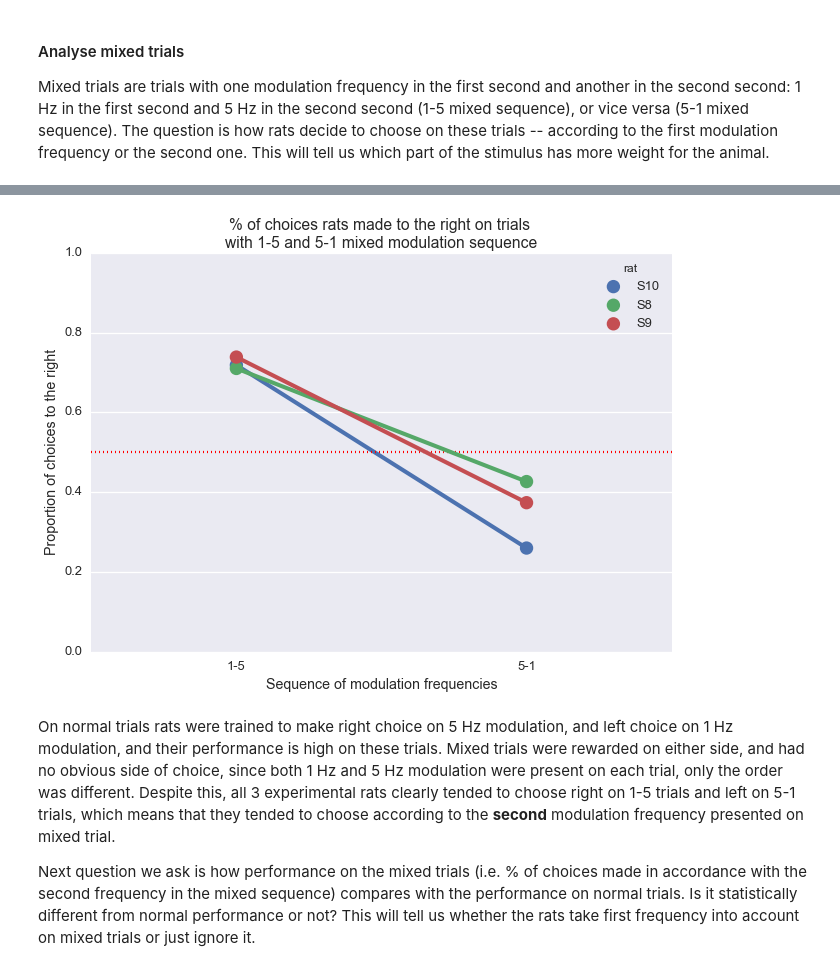
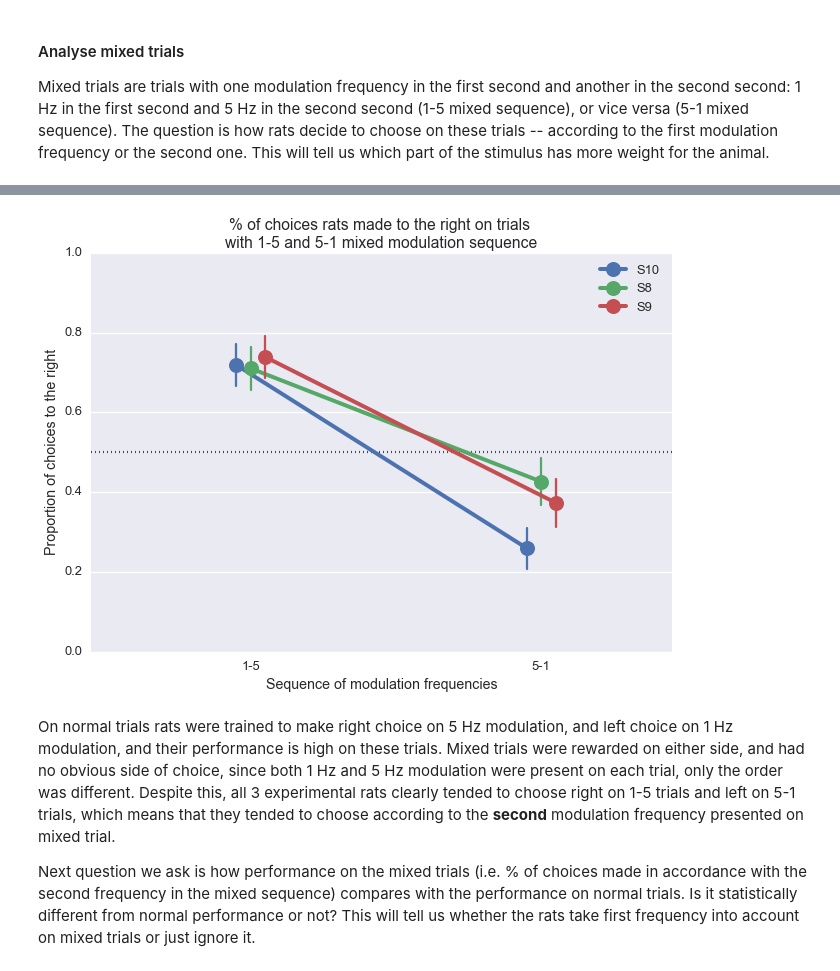
Before and after one commit to antopolskiy/code_showcase, a Jupyter notebook: rat_behavior_mixed_trials_analysis.ipynb, the cells around one changed output, grey strips where cells are left out. Cells and saved outputs as stored; diff of their text form; code cells hidden in the pictures.

```diff
--- a/rat_behavior_mixed_trials_analysis.ipynb
+++ b/rat_behavior_mixed_trials_analysis.ipynb
@@ -94,16 +103,39 @@ prop_right
-# %%
-sns.pointplot(data=prop_right,x='mixed_sequence',y='prop_choices_right',hue='rat')
-
-# chance level choice
-plt.hlines(0.5,*plt.gca().get_xlim(),linestyles=':',colors='r')
-
-plt.ylim([0,1])
-plt.ylabel('Proportion of choices to the right')
-plt.xlabel('Sequence of modulation frequencies')
-plt.title('% of choices rats made to the right on trials \nwith 1-5 and 5-1 mixed modulation sequence')
-plt.show()
-# %% [output]
-[figure, removed]
+# %%
+# plot choices % mixed trials
+
+for (i,rat) in enumerate(prop_right.index.levels[0]):
+    # plot % choices
+    spacing = 0.05
+    x_1 = 0+i*spacing
+    x_2 = 1+i*spacing
+    plt.plot([x_1,x_2],
+             prop_right.loc[(rat,),'prop_choices_right'].values,
+             '-o',c=sns.color_palette(n_colors=3)[i],markersize=15,linewidth=4,label=rat)
+
+    # plot confidence intervals
+    plt.plot([x_1]*2,prop_right.loc[(rat,'1-5'),['ci_0','ci_1']],
+            c=sns.color_palette(n_colors=3)[i],label='')
+    plt.plot([x_2]*2,prop_right.loc[(rat,'5-1'),['ci_0','ci_1']],
+            c=sns.color_palette(n_colors=3)[i],label='')
+
+plt.xlim(-0.5,1.5)
+plt.grid('off',axis='x')
+plt.xticks([0+spacing*i/2,1+spacing*i/2],['1-5','5-1'])
+plt.xlabel('Sequence of modulation frequencies')
+
+plt.ylim(0,1)
+plt.ylabel('Proportion of choices to the right')
+
+plt.title('% of choices rats made to the right on trials \nwith 1-5 and 5-1 mixed modulation sequence')
+
+plt.legend()
+
+# chance level choice
+plt.hlines(0.5,*plt.gca().get_xlim(),linestyles=':',colors='r')
+
+plt.show()
+# %% [output]
+[figure, added]
 # %% [markdown]
 On normal trials rats were trained to make right choice on 5 Hz modulation, and left choice on 1 Hz modulation, and their performance is high on these trials. Mixed trials were rewarded on either side, and had no obvious side of choice, since both 1 Hz and 5 Hz modulation were present on each trial, only the order was different. Despite this, all 3 experimental rats clearly tended to choose right on 1-5 trials and left on 5-1 trials, which means that they tended to choose according to the **second** modulation frequency presented on mixed trial.
 
```
Also changed, not shown: parts of 8 cells of this notebook.
